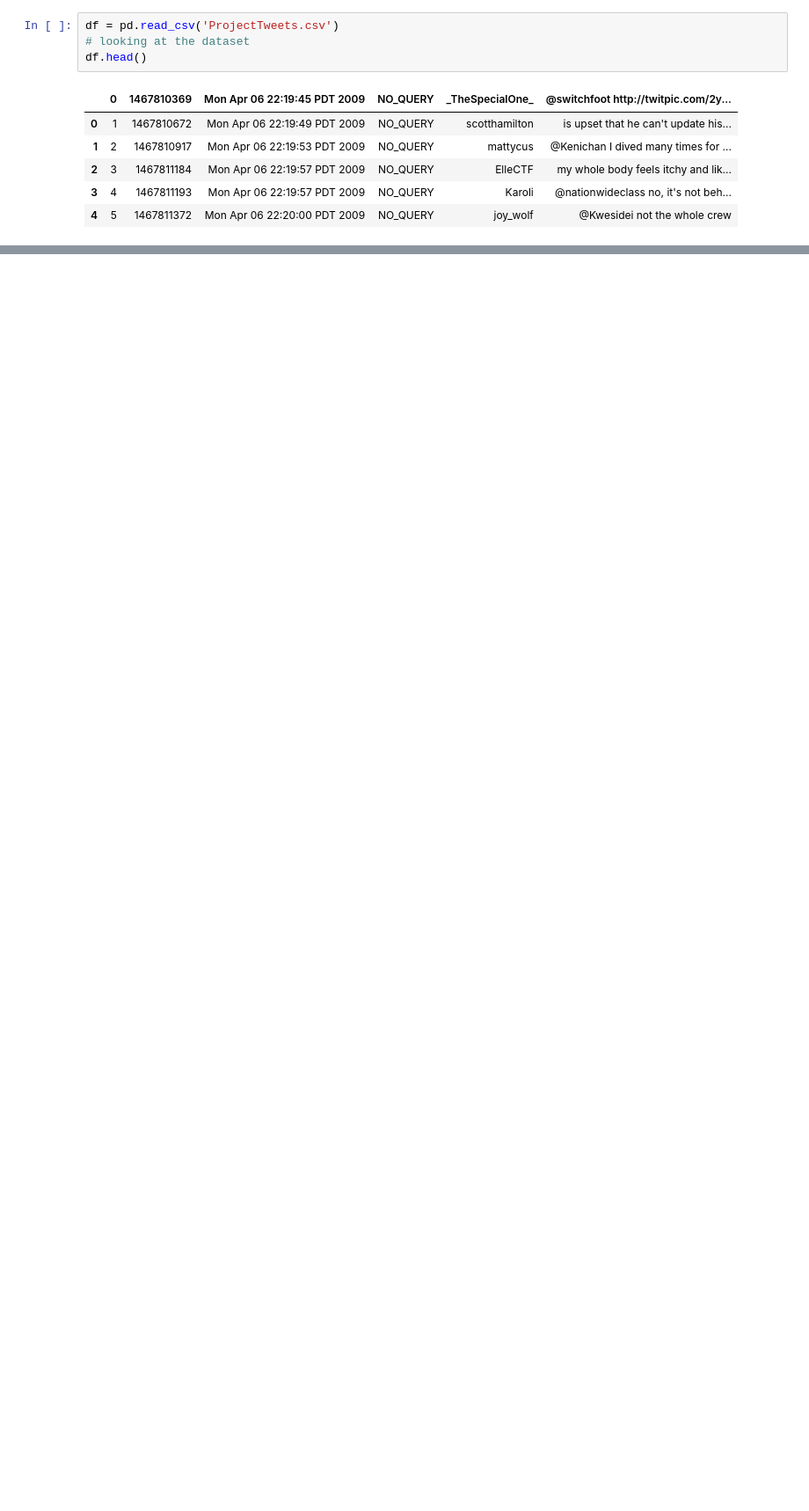
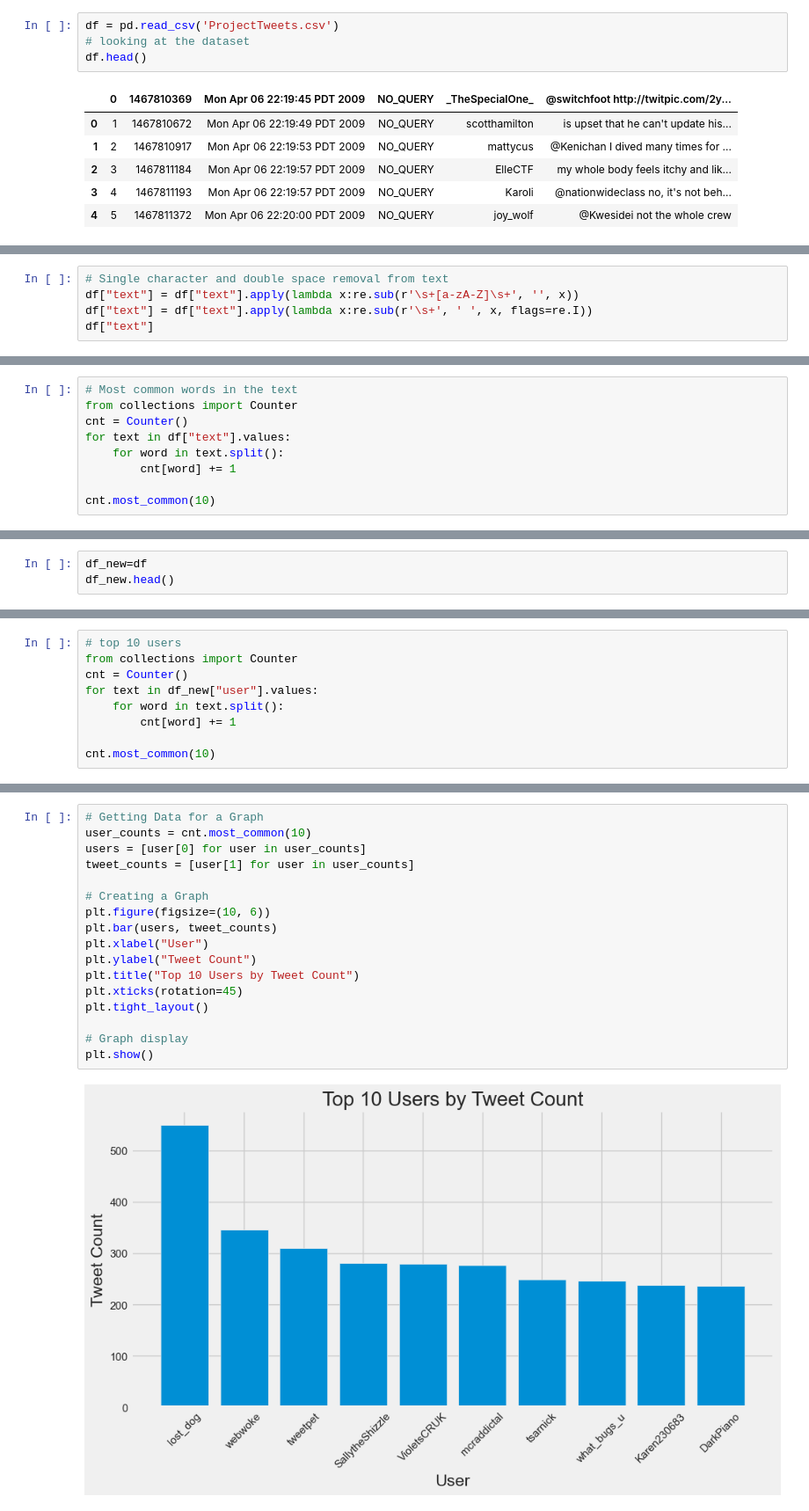
Before and after one commit to Alona-Aldushyna/Summer_2023_August_Repeat_Assessment, a Jupyter notebook: Summer_2023_August_Repeat_Assessment.ipynb, the cells around one changed output, grey strips where cells are left out. Shown: that part at 88% size. Saved outputs shown, nothing was run; the diff lists cells and outputs as text; blank space fills up the shorter version.

```diff
--- a/Summer_2023_August_Repeat_Assessment.ipynb
+++ b/Summer_2023_August_Repeat_Assessment.ipynb
@@ -74,0 +227,5 @@ file_in = sc.textFile('/user1/ProjectTweets.csv')
+# %%
+# Single character and double space removal from text
+df["text"] = df["text"].apply(lambda x:re.sub(r'\s+[a-zA-Z]\s+', '', x))
+df["text"] = df["text"].apply(lambda x:re.sub(r'\s+', ' ', x, flags=re.I))
+df["text"]
@@ -74,0 +245,9 @@ file_in = sc.textFile('/user1/ProjectTweets.csv')
+# %%
+# Most common words in the text
+from collections import Counter
+cnt = Counter()
+for text in df["text"].values:
+    for word in text.split():
+        cnt[word] += 1
+
+cnt.most_common(10)
@@ -74,0 +265,3 @@ file_in = sc.textFile('/user1/ProjectTweets.csv')
+# %%
+df_new=df
+df_new.head()
@@ -74,0 +296,9 @@ file_in = sc.textFile('/user1/ProjectTweets.csv')
+# %%
+# top 10 users
+from collections import Counter
+cnt = Counter()
+for text in df_new["user"].values:
+    for word in text.split():
+        cnt[word] += 1
+
+cnt.most_common(10)
@@ -74,0 +349,19 @@ file_in = sc.textFile('/user1/ProjectTweets.csv')
+# %%
+# Getting Data for a Graph
+user_counts = cnt.most_common(10)
+users = [user[0] for user in user_counts]
+tweet_counts = [user[1] for user in user_counts]
+
+# Creating a Graph
+plt.figure(figsize=(10, 6))
+plt.bar(users, tweet_counts)
+plt.xlabel("User")
+plt.ylabel("Tweet Count")
+plt.title("Top 10 Users by Tweet Count")
+plt.xticks(rotation=45)
+plt.tight_layout()
+
+# Graph display
+plt.show()
+# %% [output]
+[figure, added]
```
Also changed, not shown: parts of 75 cells of this notebook.
